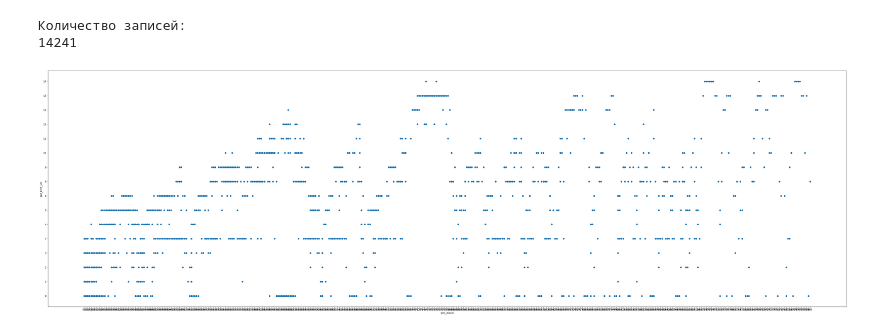
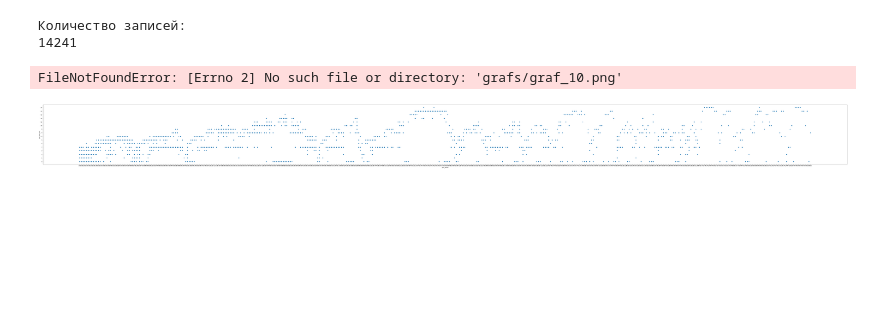
Before and after one commit to OZON-SIBERIA/loco-project, a Jupyter notebook: loko_graphics.ipynb, the cells around one changed output. Saved outputs shown, nothing was run; the diff lists cells and outputs as text; code cells hidden in the pictures; blank space fills up the shorter version.

```diff
--- a/loko_graphics.ipynb
+++ b/loko_graphics.ipynb
@@ -6,36 +6,38 @@ import numpy as np
 
 f = open('lokodata_10.txt')
 data = f.read()
-data1_objects = data.split('\n') #создание списка, содержащего данные по каждой записи
+data1_objects = data.split('\n') #создание списка, объекты которого содержат данные по каждой записи
 print('Количество записей:')
 print(len(data1_objects))
 data2_objects = []
 i = 0
 while i < len(data1_objects):
     object_transfer = data1_objects[i].split('\t') #создание списка из списков, содержащих данные по каждой записи
     data2_objects.append(object_transfer)
     i = i + 1
 
 data_printx = []
 data_printy = []
 j = 0
 j1 = 1
 j2 = 3
 while j < len(data2_objects) - 1:
     datax = data2_objects[j][j1]
     data_printx.append(datax)
     datay = data2_objects[j][j2]
     data_printy.append(datay)
     j = j + 1
 
-fig = plt.figure(1, [60, 40]) #размеры графика регулируются вторым параметром функции
+fig = plt.figure(1, [120, 20]) #размеры графика регулируются вторым параметром функции
 ax = fig.add_subplot(211)
 
 ax.scatter(data_printx, data_printy) #создается облако точек
 ax.set_xlabel(u'rpm_diesel')
 ax.set_ylabel(u'poz_kont_sec')
+fig.savefig('grafs/graf_10') #сохранение рисунка png в папку с проектом
 plt.show()
 # %% [output]
 Количество записей:
 14241
+FileNotFoundError: [Errno 2] No such file or directory: 'grafs/graf_10.png'
-[figure, old version]
+[figure, new version]
```
Also changed, not shown: 1 other file.
